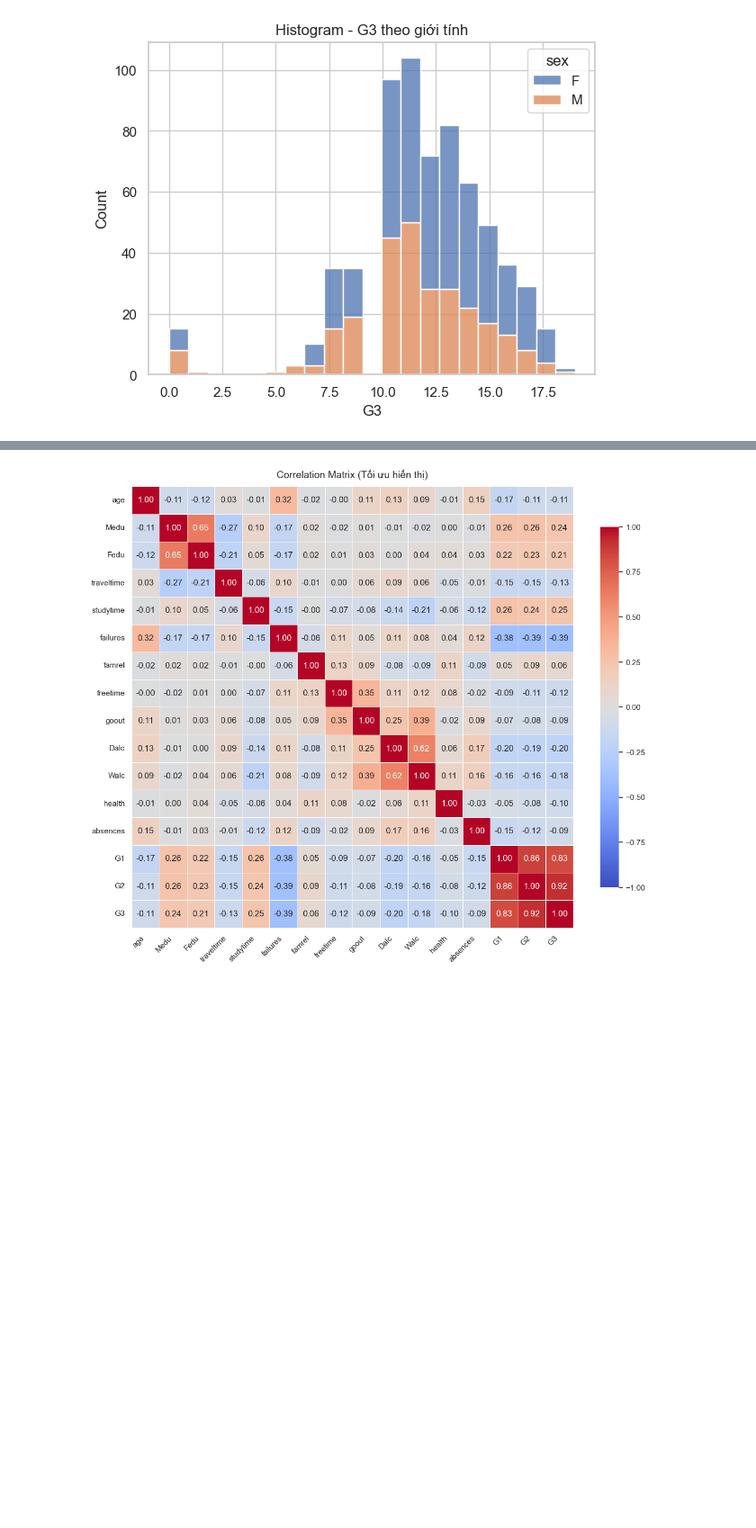
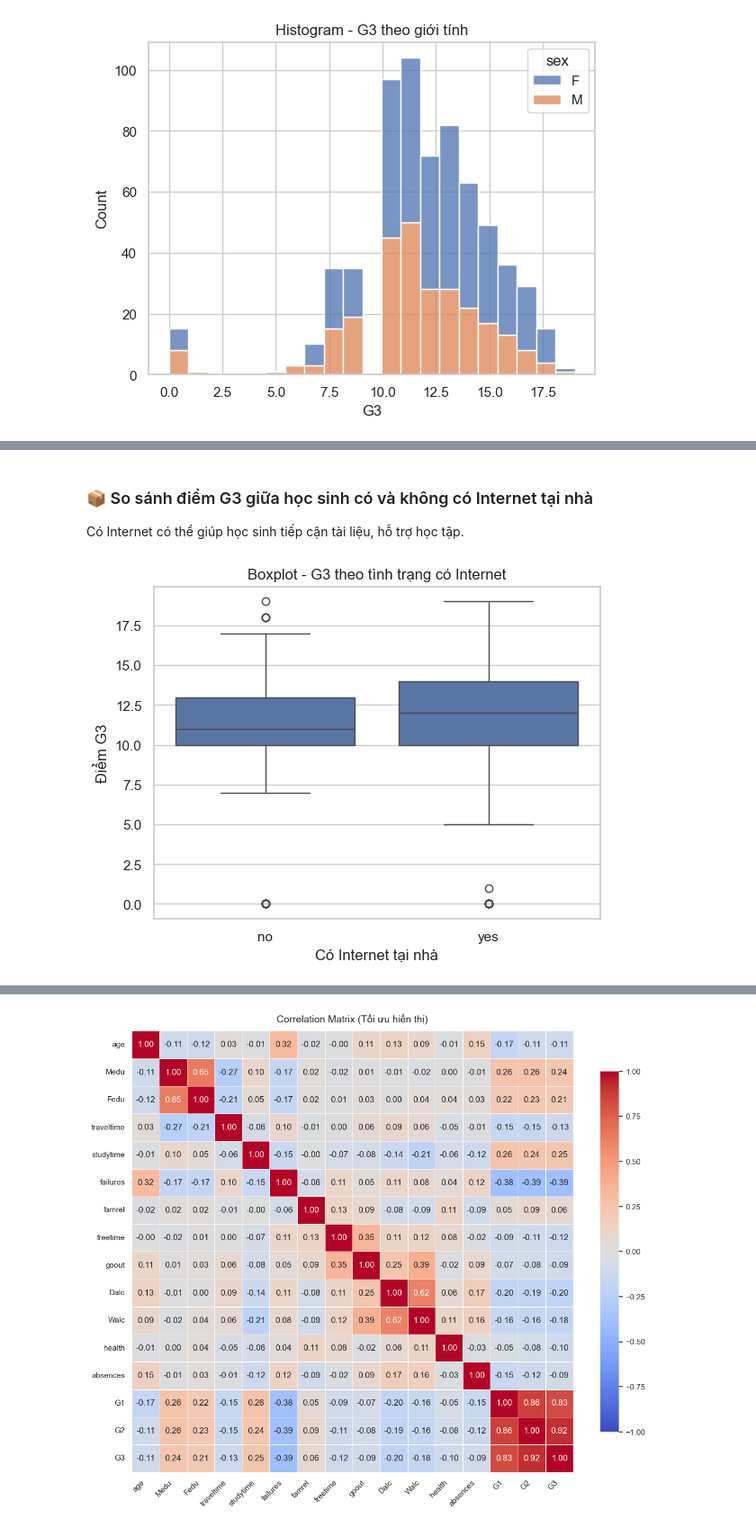
Before and after one commit to baolamabcd13/jupyter-ct, a Jupyter notebook: student.ipynb, the cells around one changed output, grey strips where cells are left out. Shown at 90% size. Saved outputs shown, nothing was run; the diff lists cells and outputs as text; code cells hidden in the pictures; blank space fills up the shorter version.

```diff
--- a/student.ipynb
+++ b/student.ipynb
@@ -171,0 +198,11 @@ plt.show()
+# %% [markdown]
+### 📦 So sánh điểm G3 giữa học sinh có và không có Internet tại nhà
+Có Internet có thể giúp học sinh tiếp cận tài liệu, hỗ trợ học tập.
+# %%
+sns.boxplot(x='internet', y='G3', data=df)
+plt.title('Boxplot - G3 theo tình trạng có Internet')
+plt.xlabel('Có Internet tại nhà')
+plt.ylabel('Điểm G3')
+plt.show()
+# %% [output]
+[figure, added]
```
Also changed, not shown: parts of 8 cells of this notebook.
